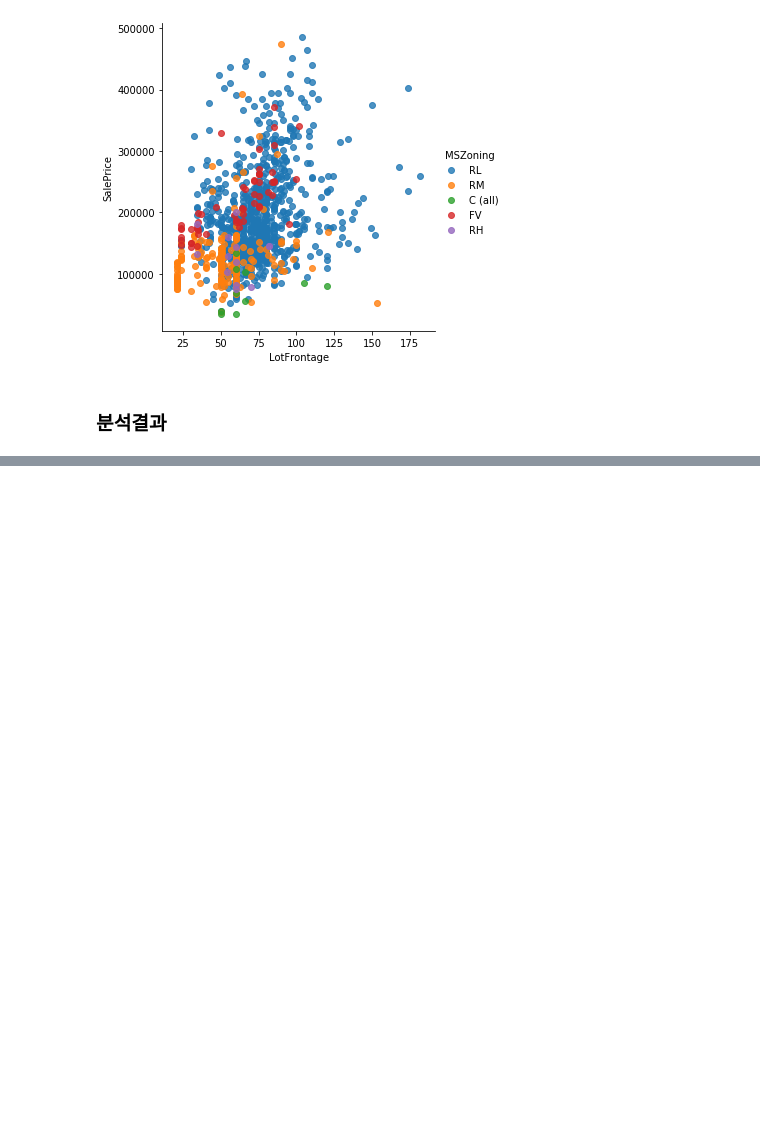
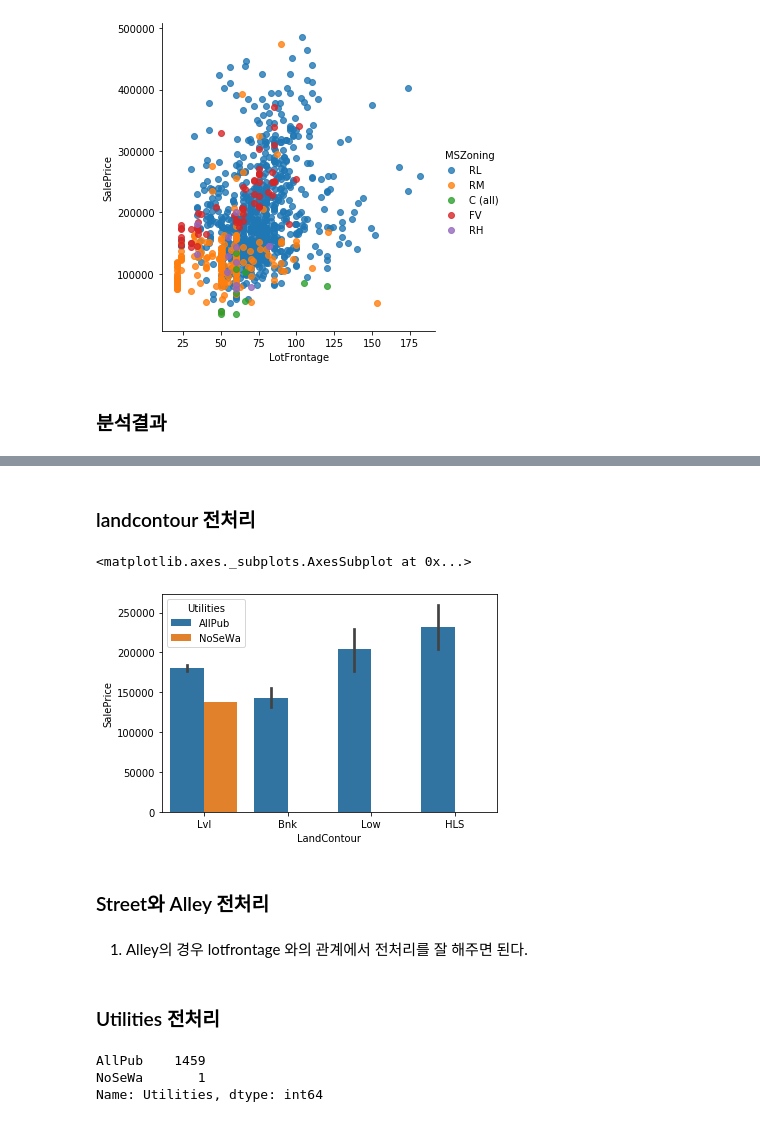
Before and after one commit to kkt4828/house-price-in-keggle, a Jupyter notebook: house price .ipynb, the cells around one changed output, grey strips where cells are left out. Saved outputs shown, nothing was run; the diff lists cells and outputs as text; code cells hidden in the pictures; blank space fills up the shorter version.

```diff
--- a/house price .ipynb
+++ b/house price .ipynb
@@ -373,0 +446,3 @@ sns.lmplot(data=low_price, x="LotFrontage", y="SalePrice", hue="MSZoning", fit_r
+# %%
+train["LotFrontage(clean)"] = train["LotFrontage"]
+train.loc[train["LotFrontage(clean)"].isnull(), "LotFrontage(clean)"] = train["LotFrontage(clean)"].mean()
@@ -373,0 +452,7 @@ sns.lmplot(data=low_price, x="LotFrontage", y="SalePrice", hue="MSZoning", fit_r
+# %% [markdown]
+### landcontour 전처리
+# %%
+sns.barplot(data = train, x = "LandContour", y = "SalePrice", hue = "Utilities")
+# %% [output]
+<matplotlib.axes._subplots.AxesSubplot at 0x...>
+[figure, added]
@@ -373,0 +469,4 @@ sns.lmplot(data=low_price, x="LotFrontage", y="SalePrice", hue="MSZoning", fit_r
+# %% [markdown]
+### Street와 Alley 전처리
+# %% [markdown]
+1. Alley의 경우 lotfrontage 와의 관계에서 전처리를 잘 해주면 된다.
@@ -373,0 +479,8 @@ sns.lmplot(data=low_price, x="LotFrontage", y="SalePrice", hue="MSZoning", fit_r
+# %% [markdown]
+### Utilities 전처리
+# %%
+train["Utilities"].value_counts()
+# %% [output]
+AllPub    1459
+NoSeWa       1
+Name: Utilities, dtype: int64
```
Also changed, not shown: parts of 70 cells of this notebook.
